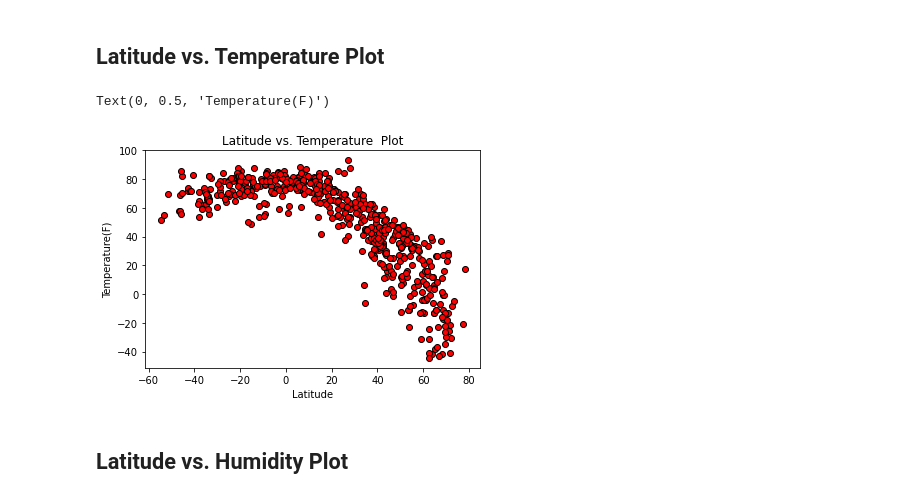
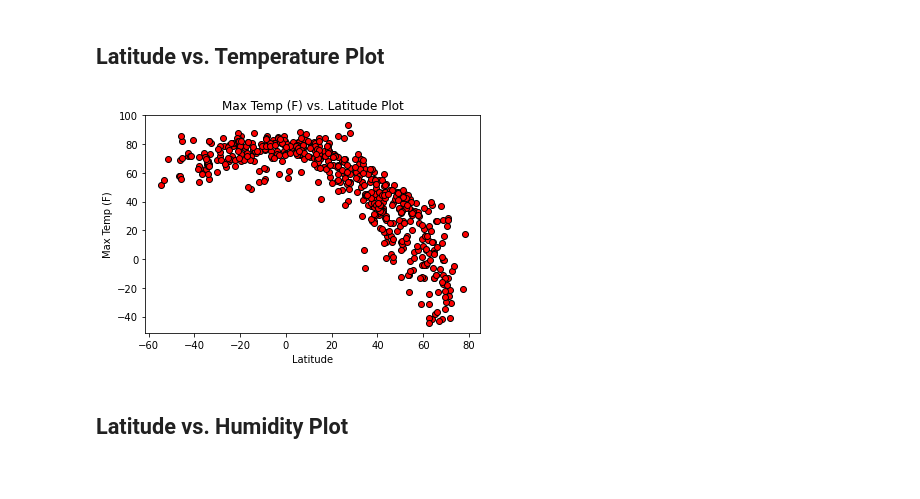
Before and after one commit to gucaselo/python-api, a Jupyter notebook: WeatherPy/WeatherPy.ipynb, the cells around one changed output. Drawn from its saved outputs; the diff is of its cells as text; code cells hidden in the pictures.

Commit message:
Generated all scatter plots and linear regression using built in functions.

```diff
--- a/WeatherPy/WeatherPy.ipynb
+++ b/WeatherPy/WeatherPy.ipynb
@@ -175,15 +175,20 @@ No cities found where humidity level exceeded 100%
 ## Plotting the Data
 * Use proper labeling of the plots using plot titles (including date of analysis) and axes labels.
 * Save the plotted figures as .pngs.
+# %%
+#Built in function to create scatter plots
+def scatter_only(x_axis, y_axis):
+    #First argument is x axis and second is y axis.
+    #Scatter Plot
+    plt.scatter(x_axis, y_axis, marker="o", facecolors='red', edgecolors="black")
+    plt.title(f"{y_axis.name} vs. {x_axis.name} Plot")
+    plt.xlabel(x_axis.name)
+    plt.ylabel(y_axis.name)
 # %% [markdown]
 ## Latitude vs. Temperature Plot
-# %%
-plt.scatter(clean_cities_df['Latitude'], clean_cities_df['Max Temp (F)'], marker="o", facecolors="red", edgecolors="black")
-plt.title('Latitude vs. Temperature  Plot')
-plt.xlabel('Latitude')
-plt.ylabel('Temperature(F)')
-# %% [output]
-Text(0, 0.5, 'Temperature(F)')
-[figure, removed]
+# %%
+scatter_only(clean_cities_df['Latitude'], clean_cities_df['Max Temp (F)'])
+# %% [output]
+[figure, added]
 # %% [markdown]
 ## Latitude vs. Humidity Plot
```
Also changed, not shown: parts of 25 cells of this notebook, 1 other file.
